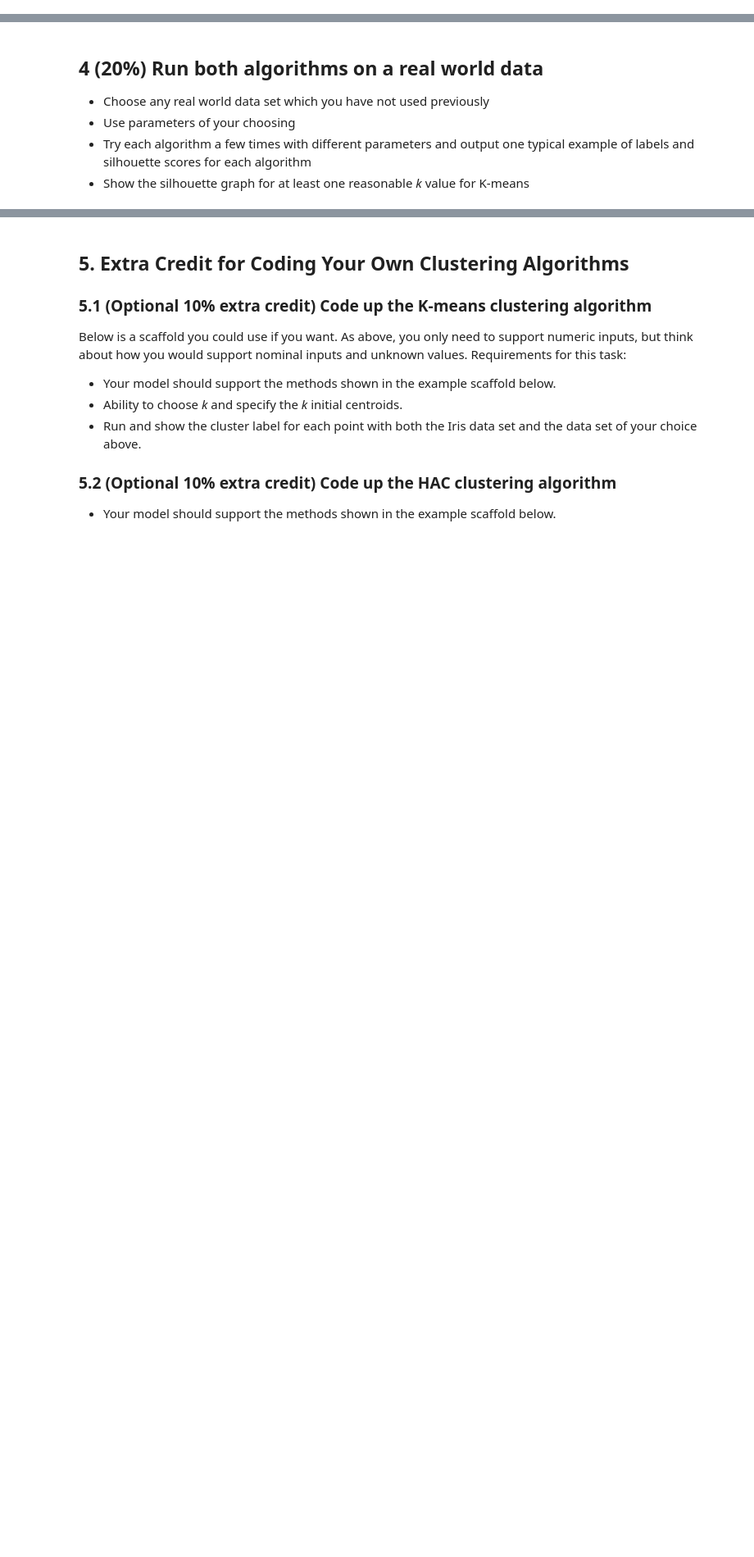
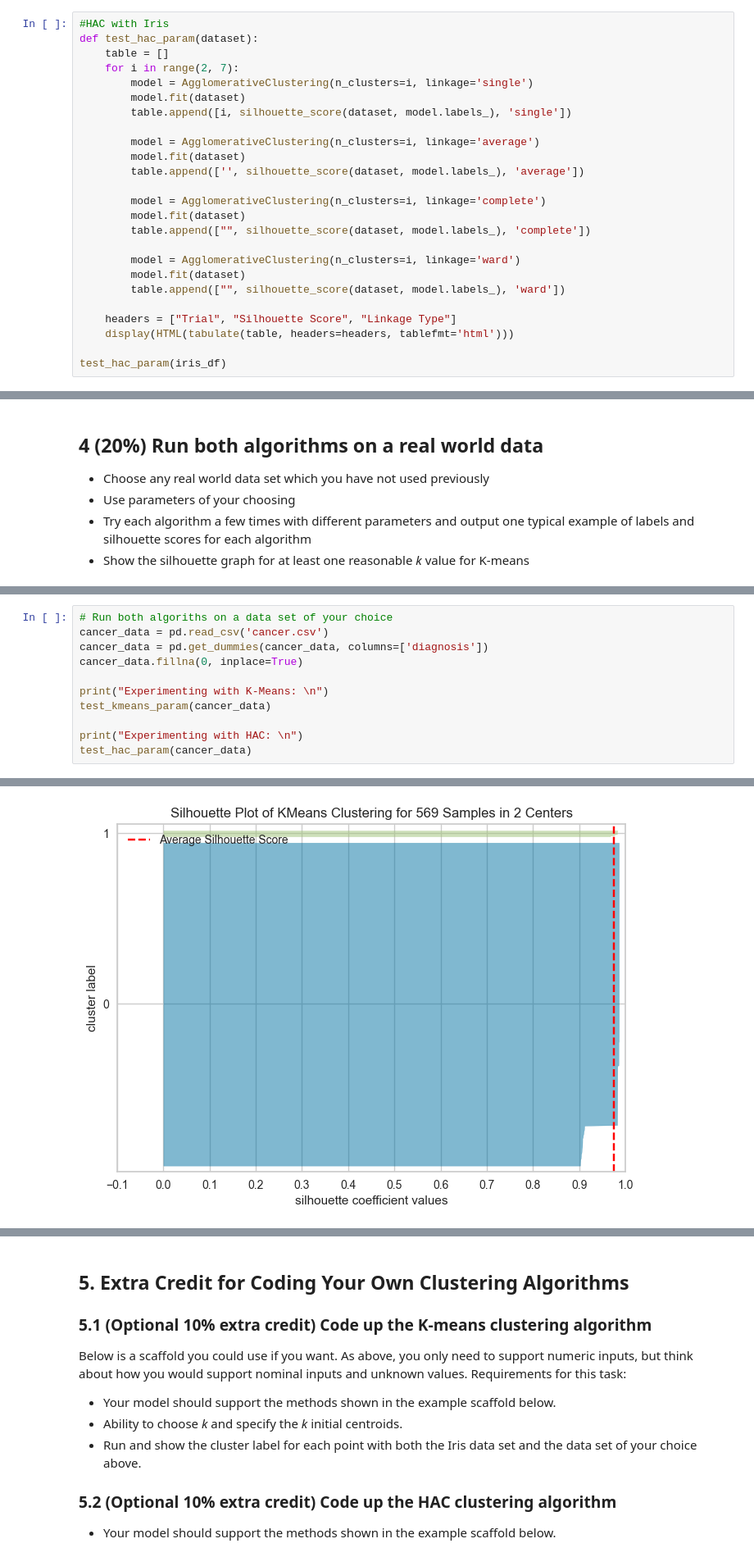
Before and after one commit to bwallace7430/clustering, a Jupyter notebook: Clustering_Lab.ipynb, the cells around one changed output, grey strips where cells are left out. Shown: that part at 82% size. Drawn from its saved outputs; the diff is of its cells as text; blank space fills up the shorter version.

```diff
--- a/Clustering_Lab.ipynb
+++ b/Clustering_Lab.ipynb
@@ -162,0 +190,25 @@ Discuss your results and justify which clustering is best based on the silhouett
+# %%
+#HAC with Iris
+def test_hac_param(dataset):
+    table = []
+    for i in range(2, 7):
+        model = AgglomerativeClustering(n_clusters=i, linkage='single')
+        model.fit(dataset)
+        table.append([i, silhouette_score(dataset, model.labels_), 'single'])
+
+        model = AgglomerativeClustering(n_clusters=i, linkage='average')
+        model.fit(dataset)
+        table.append(['', silhouette_score(dataset, model.labels_), 'average'])
+
+        model = AgglomerativeClustering(n_clusters=i, linkage='complete')
+        model.fit(dataset)
+        table.append(["", silhouette_score(dataset, model.labels_), 'complete'])
+
+        model = AgglomerativeClustering(n_clusters=i, linkage='ward')
+        model.fit(dataset)
+        table.append(["", silhouette_score(dataset, model.labels_), 'ward'])
+
+    headers = ["Trial", "Silhouette Score", "Linkage Type"]
+    display(HTML(tabulate(table, headers=headers, tablefmt='html')))
+
+test_hac_param(iris_df)
@@ -172,0 +241,12 @@ Discuss your results and justify which clustering is best based on the silhouett
+# %%
+# Run both algoriths on a data set of your choice
+cancer_data = pd.read_csv('cancer.csv')
+cancer_data = pd.get_dummies(cancer_data, columns=['diagnosis'])
+cancer_data.fillna(0, inplace=True)
+
+print("Experimenting with K-Means: \n")
+test_kmeans_param(cancer_data)
+
+print("Experimenting with HAC: \n")
+test_hac_param(cancer_data)
+# %% [output]
@@ -172,0 +254 @@ Discuss your results and justify which clustering is best based on the silhouett
+[figure, added]
```
Also changed, not shown: parts of 17 cells of this notebook, 2 other files.
